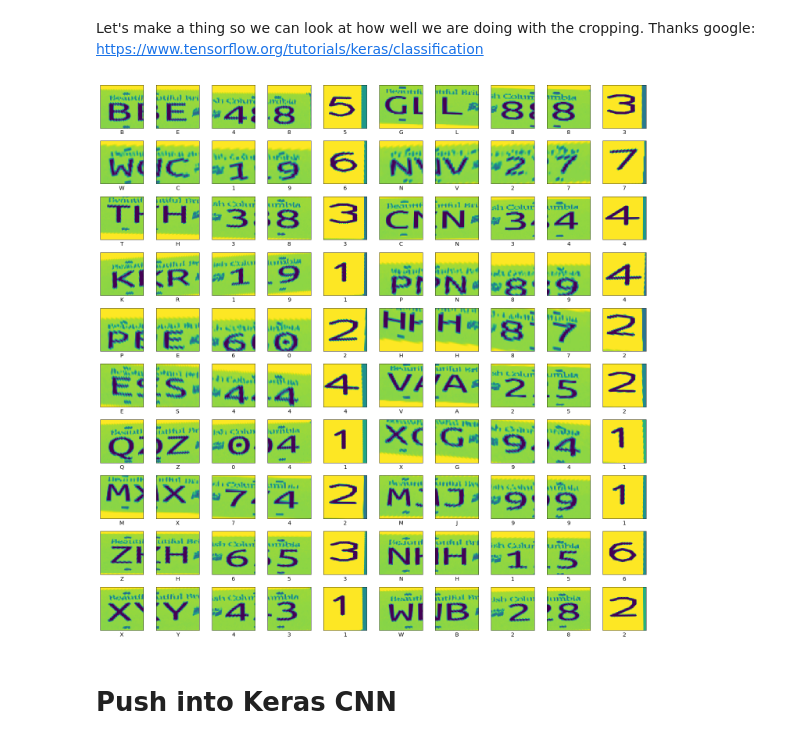
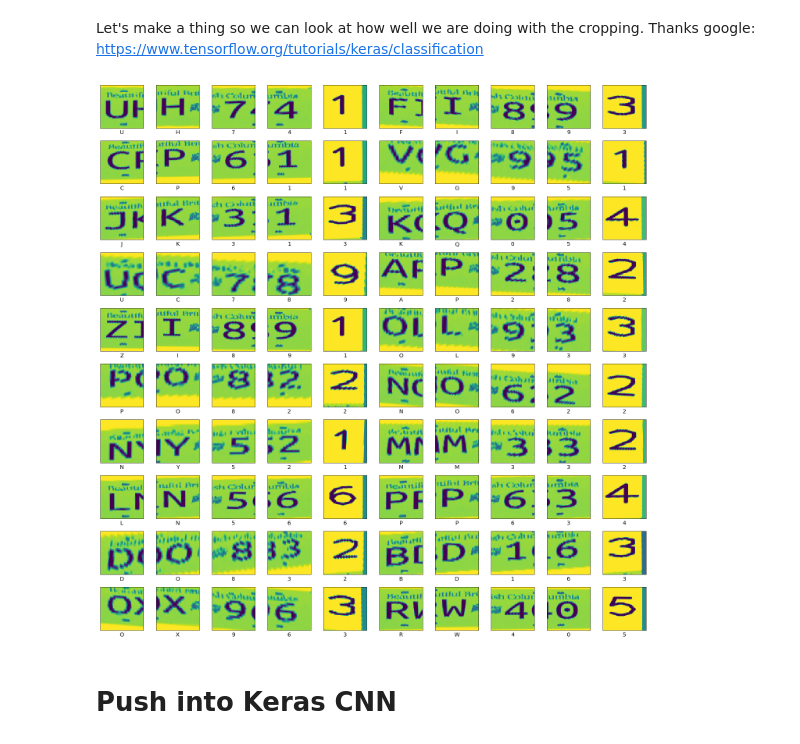
Before and after one commit to TyKeeling/ENPH353-competition, a Jupyter notebook: enph353/enph353_gazebo/data_gen/Plate_Reader_From_Image.ipynb, the cells around one changed output. Cells and saved outputs as stored; diff of their text form; code cells hidden in the pictures.

```diff
--- a/enph353/enph353_gazebo/data_gen/Plate_Reader_From_Image.ipynb
+++ b/enph353/enph353_gazebo/data_gen/Plate_Reader_From_Image.ipynb
@@ -238,26 +252,27 @@ Thanks google: https://www.tensorflow.org/tutorials/keras/classification
 # %%
 def plot_image(img, title):
     plt.grid(False)
     plt.xticks([])
     plt.yticks([])
 
     plt.imshow(img)
     #plt.title(tochar(title), fontsize='large')
     plt.xlabel(tochar(title), fontsize='x-large')
 
 num_rows = 10 # i
 num_cols = 5 * 2 # multiple of 4 + 1
+startpoint = 2000
 
 plt.figure(figsize=(2*num_cols, 2*num_rows))
 for i in range(0, num_rows*num_cols, 5):
     for j in range(5):
         plt.subplot(num_rows, num_cols, i+j+1) # 1 indexing
-        plot_image(letters[i,j], letterlabels[i,j])
+        plot_image(letters[i+startpoint,j], letterlabels[i+startpoint,j])
 
 plt.tight_layout()
 plt.show()
 # %% [output]
-[figure, old version]
+[figure, new version]
 # %% [markdown]
 # Push into Keras CNN
 # %%
```
Also changed, not shown: parts of 7 cells of this notebook.
